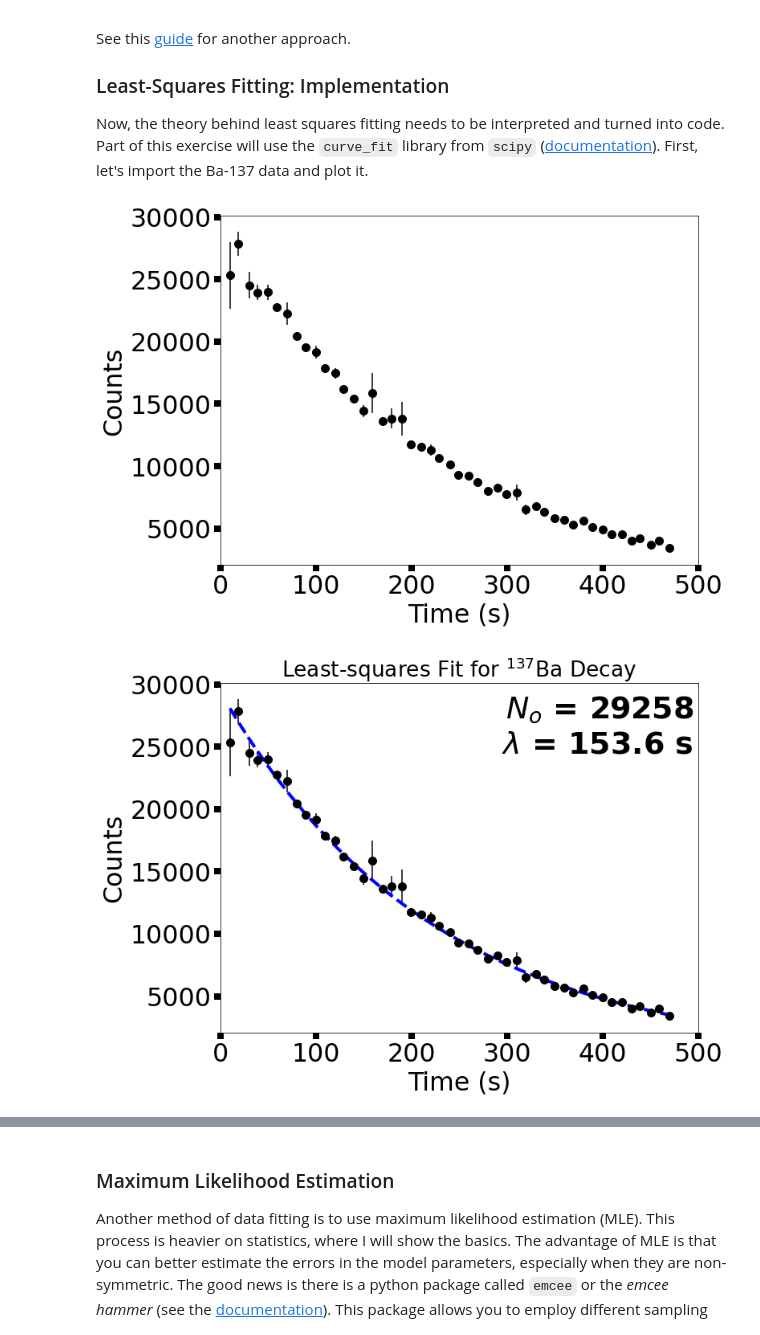
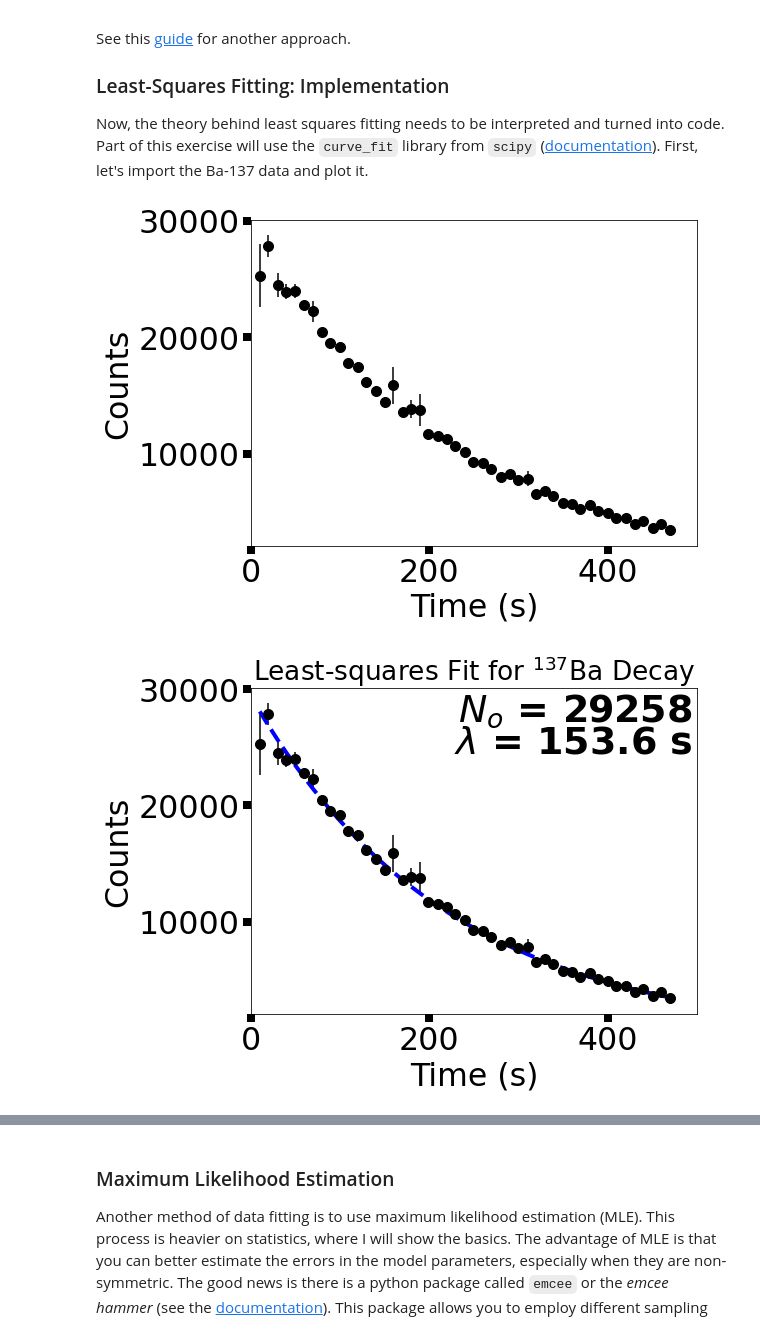
Before and after one commit to saturnaxis/CompPhysics, a Jupyter notebook: docs/_sources/Chapter_3/Data_Fitting.ipynb, the cells around one changed output, grey strips where cells are left out. Cells and saved outputs as stored; diff of their text form; code cells hidden in the pictures.

```diff
--- a/docs/_sources/Chapter_3/Data_Fitting.ipynb
+++ b/docs/_sources/Chapter_3/Data_Fitting.ipynb
@@ -379,7 +379,7 @@ if generate_data == 'T':
         out.write("%03i, %5i, %5i\n" % (data_x[r],rand_count,Count-rand_count))
     out.close()
 
-fig = plt.figure(figsize=(aspect*8,8))
+fig = plt.figure(figsize=(aspect*6,6))
 ax = fig.add_subplot(111)
 
 ax.errorbar(data_x,data_y,yerr=np.abs(yerr),fmt='o',color='k',ms=10)
@@ -392,41 +392,41 @@ ax.tick_params(axis='both', direction='out',length = 8.0, width = 8.0,labelsize=
 
 fig.savefig("Ba137.png",bbox_inches='tight',dpi=300)
 # %% [output]
-[figure, old version]
+[figure, new version]
 # %%
 from scipy.optimize import curve_fit
 def func(t,N_o,lam):
     #model for radioactive decay
     #t = time in sec
     #N_o = Initial number of parent particles
     #lam = half-life of Ba-137
     return N_o*np.exp(-np.log(2)*t/lam)
 
 data_x,data_y,yerr = np.genfromtxt("Ba137_new.txt",delimiter=',',comments='#',unpack=True)
 N = len(data_y)
 
 #Using the curve_fit function from scipy.optimize library
 #additional arguments can be found in the scipy.optimize documentation
 popt, pcov = curve_fit(func,data_x,data_y,sigma=yerr)
 
-fig = plt.figure(figsize=(aspect*8,8))
+fig = plt.figure(figsize=(aspect*6,6))
 ax = fig.add_subplot(111)
 
 ax.set_title("Least-squares Fit for $^{137}$Ba Decay")
 ax.errorbar(data_x,data_y,yerr=np.abs(yerr),fmt='o',color='k',ms=10)
 ax.plot(data_x,func(data_x,29375,153.1),'b--',lw=4)
 
 ax.text(0.99,0.9,"$N_o$ = %5i" % popt[0],color='k',fontsize='xx-large',weight='bold',horizontalalignment='right',transform=ax.transAxes)
 ax.text(0.99,0.8,"$\lambda$ = %3.1f s" % popt[1],color='k',fontsize='xx-large',weight='bold',horizontalalignment='right',transform=ax.transAxes)
 
 ax.set_xlim(0,500)
 ax.set_xlabel("Time (s)",fontsize=fs)
 ax.set_ylabel("Counts", fontsize=fs)
 ax.tick_params(axis='both', direction='out',length = 8.0, width = 8.0,labelsize=fs)
 
 fig.savefig("Ba137_wModel.png",bbox_inches='tight',dpi=300)
 # %% [output]
-[figure, old version]
+[figure, new version]
 # %% [markdown]
 We used the `curve_fit` function from `scipy.optimize` to generate a best bit curve to the data.  The `curve_fit` function returns two objects:
 
```
Also changed, not shown: parts of 5 cells of this notebook, 45 other files.
